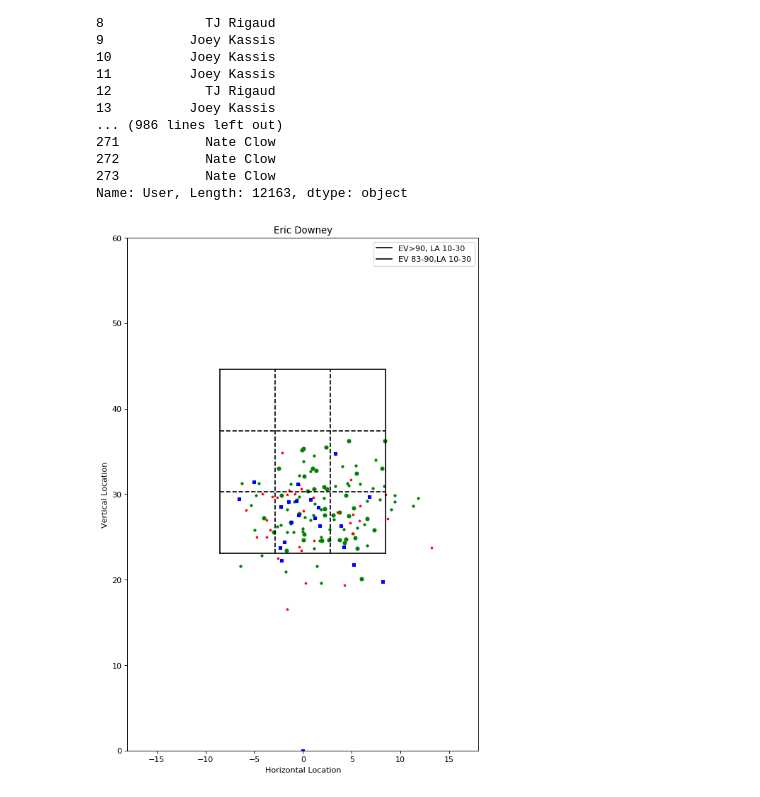
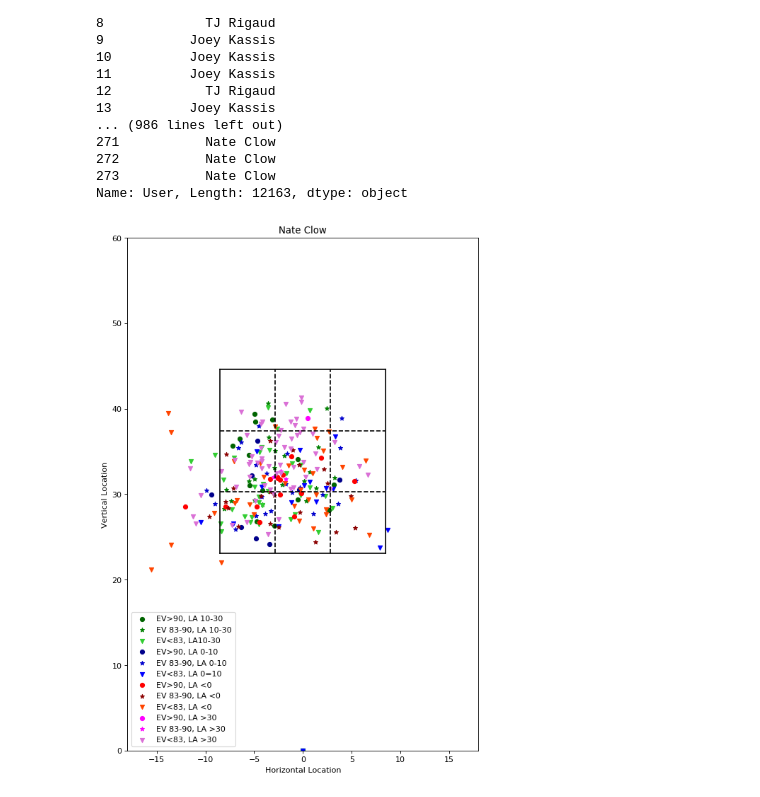
Before and after one commit to sumairshah/Driveline-Hitters, a Jupyter notebook: hitters2.ipynb, the cells around one changed output. Drawn from its saved outputs; the diff is of its cells as text; code cells hidden in the pictures.

```diff
--- a/hitters2.ipynb
+++ b/hitters2.ipynb
@@ -21,8 +12,0 @@ To retain the current behavior and silence the warning, pass sort=False
-# %%
-#strikezone
-xmin = -1.5
-xmax = 1.5
-zmin = 1
-zmax = 3.5
-xdelta = (xmax-xmin)
-zdelta = (zmax-zmin)/3
@@ -31,7 +13,3 @@ hitters = cdf.iloc[1:]
-# %%
-h2 = cdf.iloc[2:,]
-# %%
-cols = cdf.iloc[1, :]
 # %%
 hitters.columns = cols
 # %%
@@ -405,9 +388,9 @@ hx2.User
 273           Nate Clow
 Name: User, Length: 12163, dtype: object
 # %%
-analyze(hx2,'Eric Downey','11/22/18','12/3/18',60,90)
+analyze(hx2,'Nate Clow','11/22/18','12/3/18',60,90)
 # %% [output]
-[figure, old version]
+[figure, new version]
 # %%
 hx2.head()
 # %%
```
Also changed, not shown: parts of 13 cells of this notebook, 1 other file.
